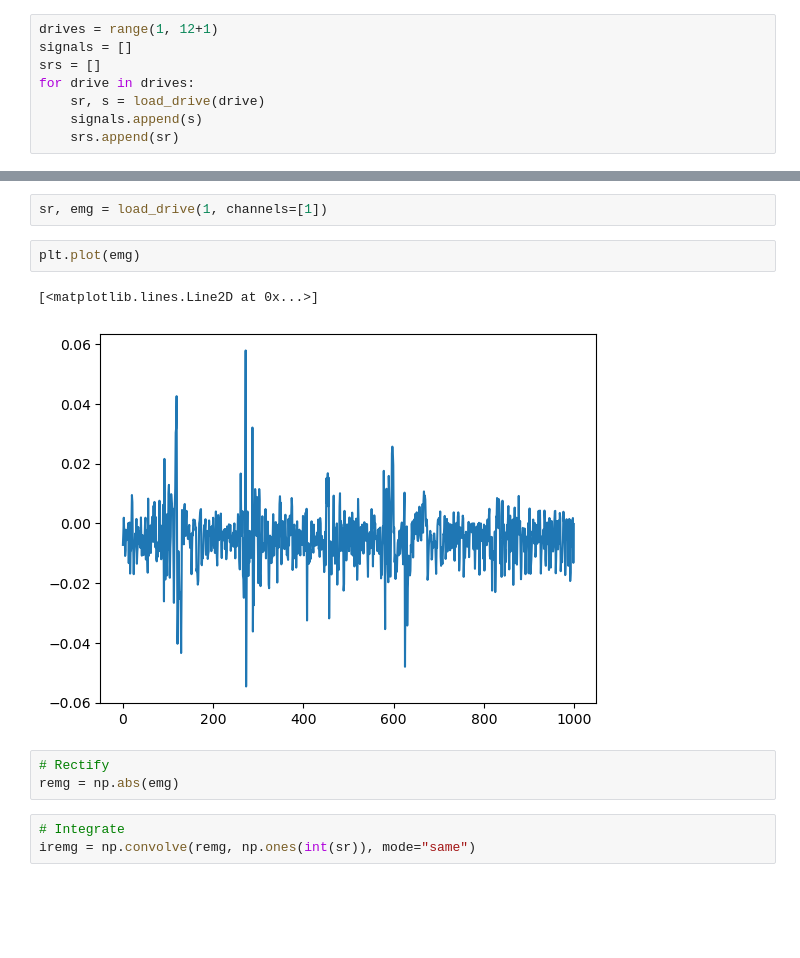
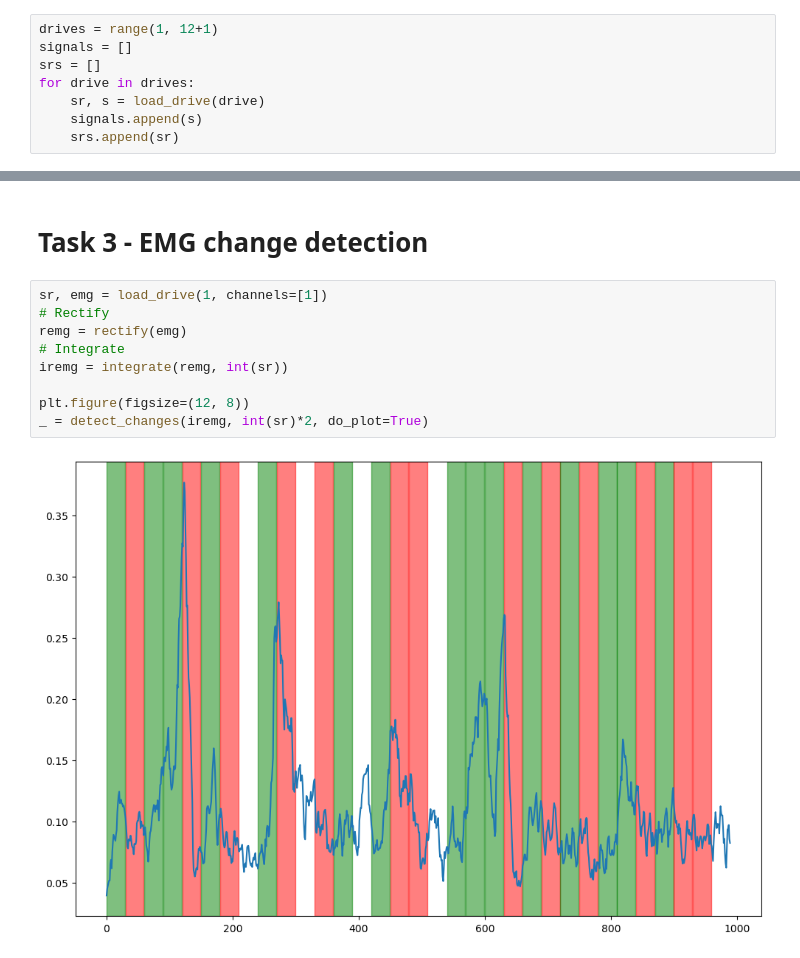
Before and after one commit to MQ37/ecg-emg-processing, a Jupyter notebook: Semestral1.ipynb, the cells around one changed output, grey strips where cells are left out. Drawn from its saved outputs; the diff is of its cells as text; blank space fills up the shorter version.

```diff
--- a/Semestral1.ipynb
+++ b/Semestral1.ipynb
@@ -170,13 +298,13 @@ Resizing 11
+# %% [markdown]
+# Task 3 - EMG change detection
 # %%
 sr, emg = load_drive(1, channels=[1])
+# Rectify
+remg = rectify(emg)
+# Integrate
+iremg = integrate(remg, int(sr))
+
+plt.figure(figsize=(12, 8))
+_ = detect_changes(iremg, int(sr)*2, do_plot=True)
+# %% [output]
+[figure, added]
-# %%
-plt.plot(emg)
-# %% [output]
-[<matplotlib.lines.Line2D at 0x...>]
-[figure, removed]
-# %%
-# Rectify
-remg = np.abs(emg)
-# %%
-# Integrate
-iremg = np.convolve(remg, np.ones(int(sr)), mode="same")
```
Also changed, not shown: parts of 16 cells of this notebook.
